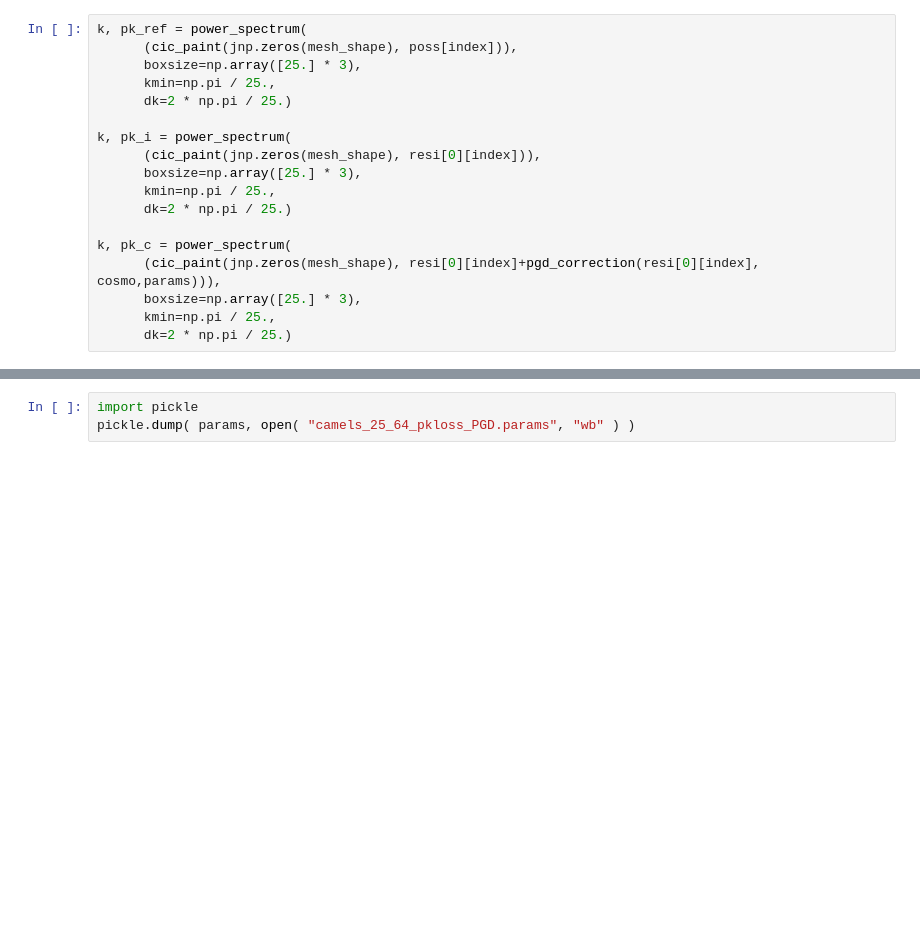
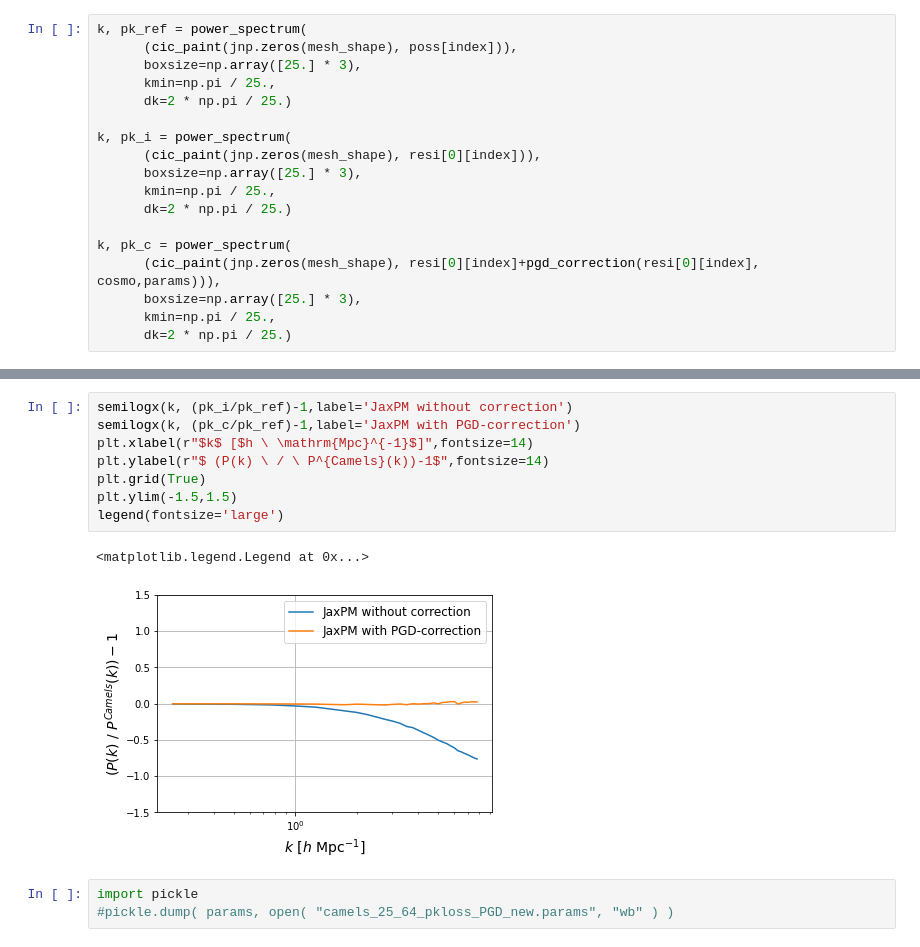
Before and after one commit to DifferentiableUniverseInitiative/jaxpm-paper, a Jupyter notebook: notebooks/CAMELS_Fitting_pgd.ipynb, the cells around one changed output, grey strips where cells are left out. Cells and saved outputs as stored; diff of their text form; blank space fills up the shorter version.

```diff
--- a/notebooks/CAMELS_Fitting_pgd.ipynb
+++ b/notebooks/CAMELS_Fitting_pgd.ipynb
@@ -253,3 +262,14 @@ Text(0, 0.5, '$P(k)$')
+# %%
+semilogx(k, (pk_i/pk_ref)-1,label='JaxPM without correction')
+semilogx(k, (pk_c/pk_ref)-1,label='JaxPM with PGD-correction')
+plt.xlabel(r"$k$ [$h \ \mathrm{Mpc}^{-1}$]",fontsize=14)
+plt.ylabel(r"$ (P(k) \ / \ P^{Camels}(k))-1$",fontsize=14)
+plt.grid(True)
+plt.ylim(-1.5,1.5)
+legend(fontsize='large')
+# %% [output]
+<matplotlib.legend.Legend at 0x...>
+[figure, added]
 # %%
 import pickle
-pickle.dump( params, open( "camels_25_64_pkloss_PGD.params", "wb" ) )
+#pickle.dump( params, open( "camels_25_64_pkloss_PGD_new.params", "wb" ) )
```
Also changed, not shown: parts of 9 cells of this notebook, 1 other file.
